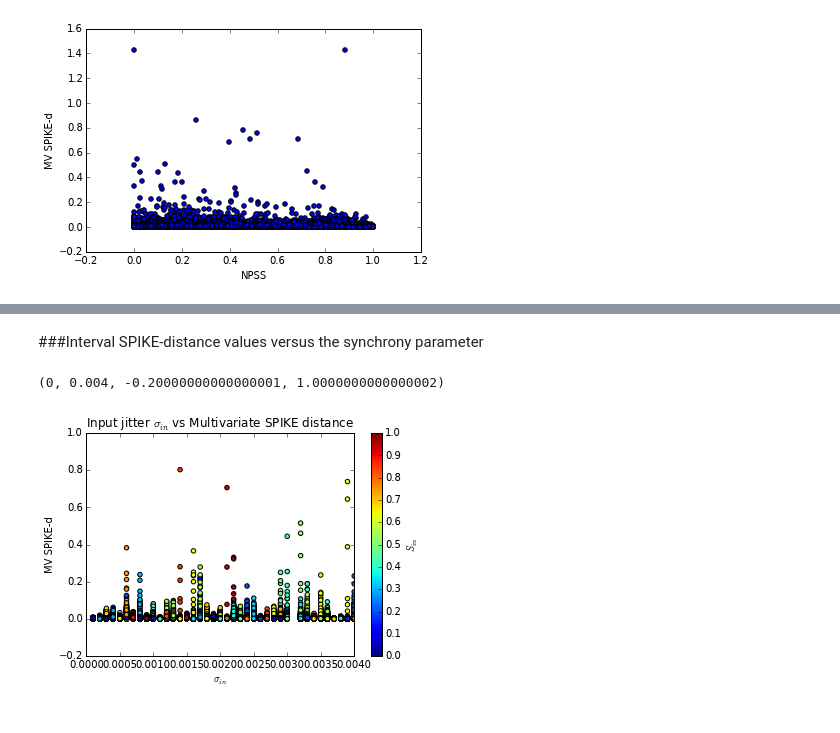
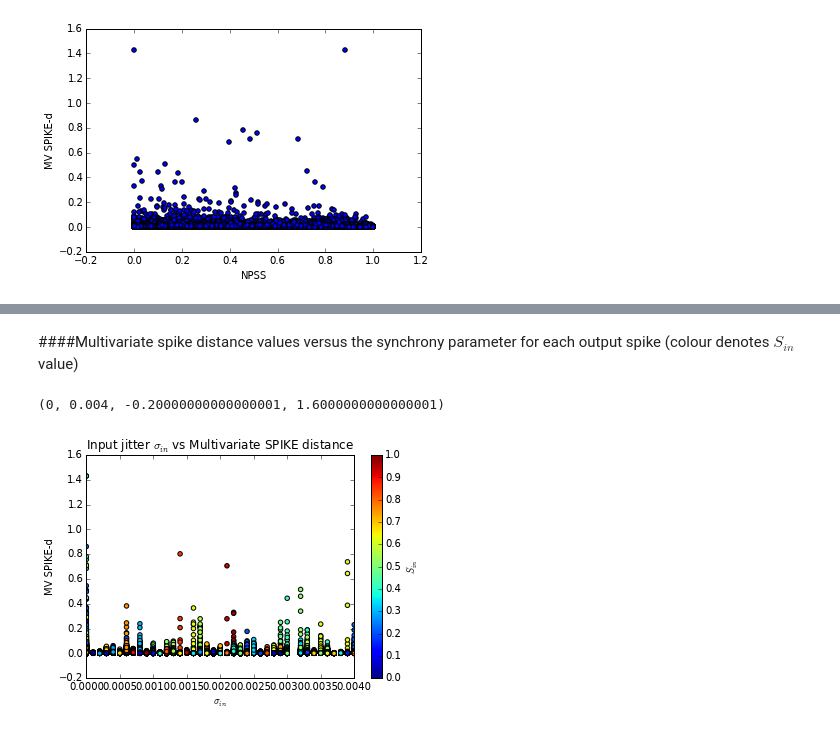
Before and after one commit to achilleas-k/slope-vs-dist-brian, a Jupyter notebook: Simulation data.ipynb, the cells around one changed output, grey strips where cells are left out. Drawn from its saved outputs; the diff is of its cells as text; code cells hidden in the pictures.

Commit message:
More labelling and comments
Plus, adding no-jitter results to all cases where full range of jitter
is shown

```diff
--- a/Simulation data.ipynb
+++ b/Simulation data.ipynb
@@ -196,6 +231,12 @@ I could also look at the integrals of the Kreuz measure in all coincidence windo
 kreuz = []
 synchs = []
 jitters = []
+for conf, res in zip(configs_nj, results_nj):
+    kr_t = res["kr_times"]
+    kr_d = res["kr_dists"]
+    kreuz.append(trapz(kr_d, kr_t))
+    jitters.append(float(conf["sigma"]))
+    synchs.append(conf["S_in"])
 for conf, res in zip(configs_j, results_j):
     kr_t = res["kr_times"]
     kr_d = res["kr_dists"]
@@ -332,7 +373,17 @@ cbar.set_label(r"$\langle V \rangle$")
 mnpss = []
 kreuz = []
 inpvs = []
-
+for conf, res in zip(configs_nj, results_nj):
+    weight = conf["weight"]
+    numin = conf["N_in"]
+    ratein = conf["f_in"]
+    inp = float(weight*numin*ratein*0.01)
+    inpvs.append(inp)
+    npss = res["npss"]
+    mnpss.append(mean(npss))
+    kr_t = res["kr_times"]
+    kr_d = res["kr_dists"]
+    kreuz.append(trapz(kr_d, kr_t))
 for conf, res in zip(configs_j, results_j):
     weight = conf["weight"]
     numin = conf["N_in"]
@@ -478,7 +551,7 @@ for res in results_nj:
     npss.append(mean(res["npss"]))
     kr_t = res["kr_times"]
     kr_d = res["kr_dists"]
-    kr_int = window_integrals(kr_t, kr_d, res["outspikes"], w=0.02)
+    kr_int = window_integrals(kr_t, kr_d, res["outspikes"], w=0.002)
     krin.append(mean(kr_int))
 scatter(npss, krin)
 xlabel("NPSS")
@@ -488,0 +566,18 @@ ylabel("MV SPIKE-d")
+# %%
+npss = []
+krin = []
+for res in results_nj:
+    npss.append(mean(res["npss"]))
+    kr_t = res["kr_times"]
+    kr_d = res["kr_dists"]
+    kr_int = window_integrals(kr_t, kr_d, res["outspikes"], w=0.002)
+    krin.append(mean(kr_int))
+for res in results_j:
+    npss.append(mean(res["npss"]))
+    kr_t = res["kr_times"]
+    kr_d = res["kr_dists"]
+    kr_int = window_integrals(kr_t, kr_d, res["outspikes"], w=0.002)
+    krin.append(mean(kr_int))
+scatter(npss, krin)
+xlabel("NPSS")
+ylabel("MV SPIKE-d")
@@ -489,23 +587,30 @@ ylabel("MV SPIKE-d")
 # %% [markdown]
-###Interval SPIKE-distance values versus the synchrony parameter
+####Multivariate spike distance values versus the synchrony parameter for each output spike (colour denotes $S_{in}$ value)
 # %%
 kreuz = []
 synchs = []
 jitters = []
+for conf, res in zip(configs_nj, results_nj):
+    kr_t = res["kr_times"]
+    kr_d = res["kr_dists"]
+    spiketimes = res["outspikes"]
+    kreuz.extend(interval_integrals(kr_t, kr_d, spiketimes))
+    jitters.extend(zeros_like(spiketimes)+float(conf["sigma"]))
+    synchs.extend(zeros_like(spiketimes)+conf["S_in"])
 for conf, res in zip(configs_j, results_j):
     kr_t = res["kr_times"]
     kr_d = res["kr_dists"]
     spiketimes = res["outspikes"]
     kreuz.extend(interval_integrals(kr_t, kr_d, spiketimes))
     jitters.extend(zeros_like(spiketimes)+float(conf["sigma"]))
     synchs.extend(zeros_like(spiketimes)+conf["S_in"])
 scatter(jitters, kreuz, c=synchs)
 cbar = colorbar()
 title("Input jitter $\sigma_{in}$ vs Multivariate SPIKE distance")
 xlabel("$\sigma_{in}$")
 ylabel("MV SPIKE-d")
 cbar.set_label("$S_{in}$")
 axis(xmin=0, xmax=0.004)
 # %% [output]
-(0, 0.004, -0.20000000000000001, 1.0000000000000002)
+(0, 0.004, -0.20000000000000001, 1.6000000000000001)
-[figure, old version]
+[figure, new version]
```
Also changed, not shown: parts of 21 cells of this notebook.
